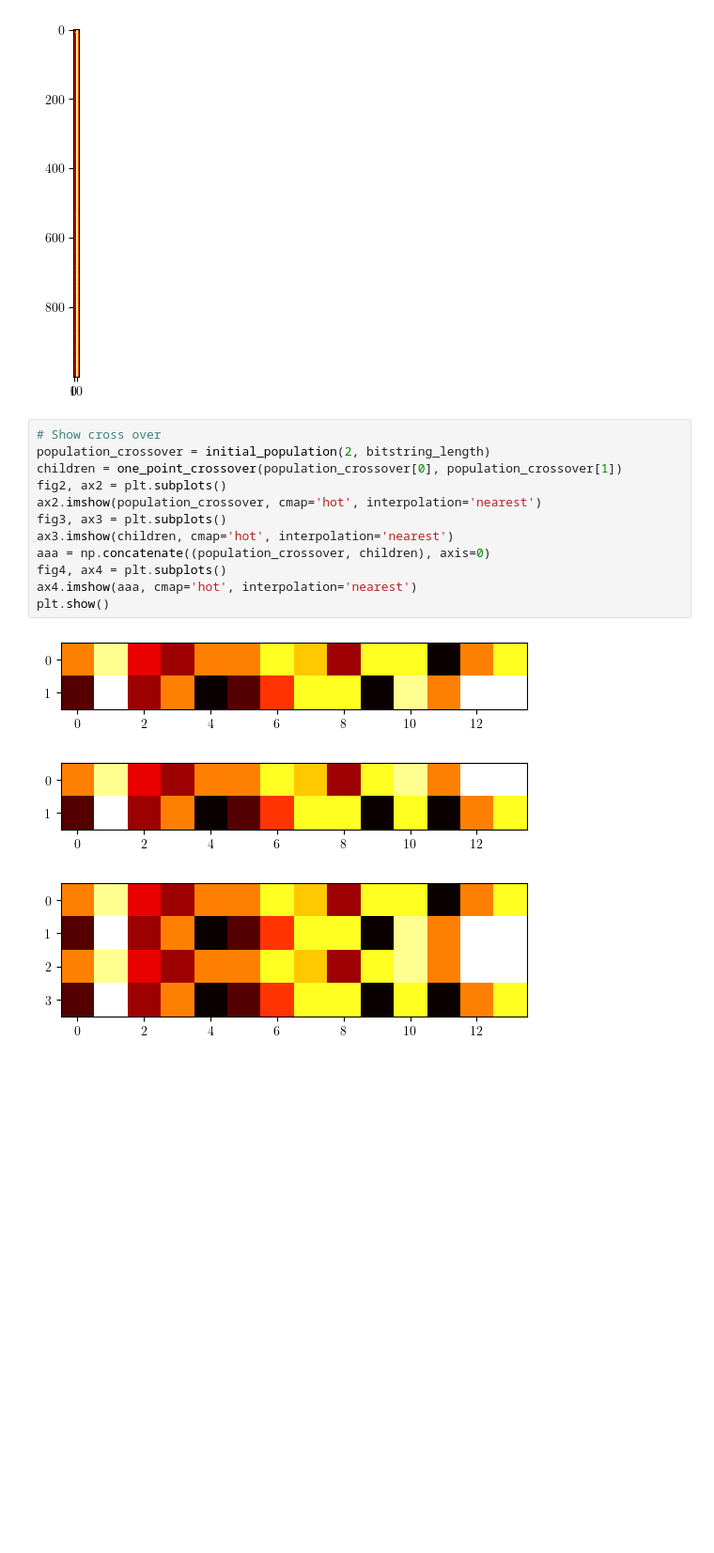
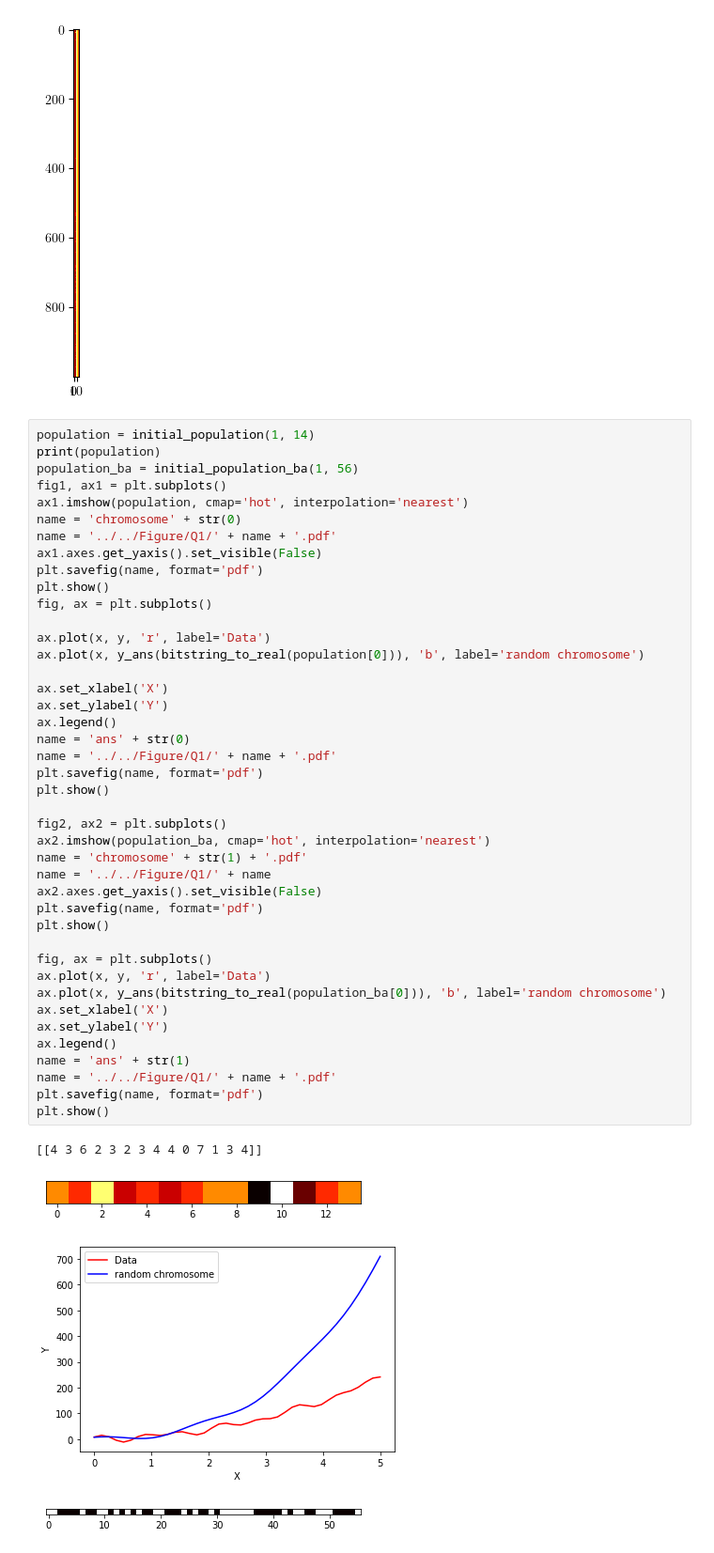
Before and after one commit to alibaniasad1999/Heuristic-optimization-algorithms, a Jupyter notebook: HW3/Code/Q1/ga.ipynb, the cells around one changed output. Shown: that part at 94% size. Drawn from its saved outputs; the diff is of its cells as text; blank space fills up the shorter version.

```diff
--- a/HW3/Code/Q1/ga.ipynb
+++ b/HW3/Code/Q1/ga.ipynb
@@ -205,19 +227,50 @@ ax1.imshow(population, cmap='hot', interpolation='nearest')
 plt.show()
 # %% [output]
 [figure]
-# %%
-# Show cross over
-population_crossover = initial_population(2, bitstring_length)
-children = one_point_crossover(population_crossover[0], population_crossover[1])
-fig2, ax2 = plt.subplots()
-ax2.imshow(population_crossover, cmap='hot', interpolation='nearest')
-fig3, ax3 = plt.subplots()
-ax3.imshow(children, cmap='hot', interpolation='nearest')
-aaa = np.concatenate((population_crossover, children), axis=0)
-fig4, ax4 = plt.subplots()
-ax4.imshow(aaa, cmap='hot', interpolation='nearest')
-plt.show()
-# %% [output]
-[figure, removed]
-[figure, removed]
-[figure, removed]
+# %%
+population = initial_population(1, 14)
+print(population)
+population_ba = initial_population_ba(1, 56)
+fig1, ax1 = plt.subplots()
+ax1.imshow(population, cmap='hot', interpolation='nearest')
+name = 'chromosome' + str(0)
+name = '../../Figure/Q1/' + name + '.pdf'
+ax1.axes.get_yaxis().set_visible(False)
+plt.savefig(name, format='pdf')
+plt.show()
+fig, ax = plt.subplots()
+
+ax.plot(x, y, 'r', label='Data')
+ax.plot(x, y_ans(bitstring_to_real(population[0])), 'b', label='random chromosome')
+
+ax.set_xlabel('X')
+ax.set_ylabel('Y')
+ax.legend()
+name = 'ans' + str(0)
+name = '../../Figure/Q1/' + name + '.pdf'
+plt.savefig(name, format='pdf')
+plt.show()
+
+fig2, ax2 = plt.subplots()
+ax2.imshow(population_ba, cmap='hot', interpolation='nearest')
+name = 'chromosome' + str(1) + '.pdf'
+name = '../../Figure/Q1/' + name
+ax2.axes.get_yaxis().set_visible(False)
+plt.savefig(name, format='pdf')
+plt.show()
+
+fig, ax = plt.subplots()
+ax.plot(x, y, 'r', label='Data')
+ax.plot(x, y_ans(bitstring_to_real(population_ba[0])), 'b', label='random chromosome')
+ax.set_xlabel('X')
+ax.set_ylabel('Y')
+ax.legend()
+name = 'ans' + str(1)
+name = '../../Figure/Q1/' + name + '.pdf'
+plt.savefig(name, format='pdf')
+plt.show()
+# %% [output]
+[[4 3 6 2 3 2 3 4 4 0 7 1 3 4]]
+[figure, added]
+[figure, added]
+[figure, added]
```
Also changed, not shown: parts of 9 cells of this notebook, 30 other files.
